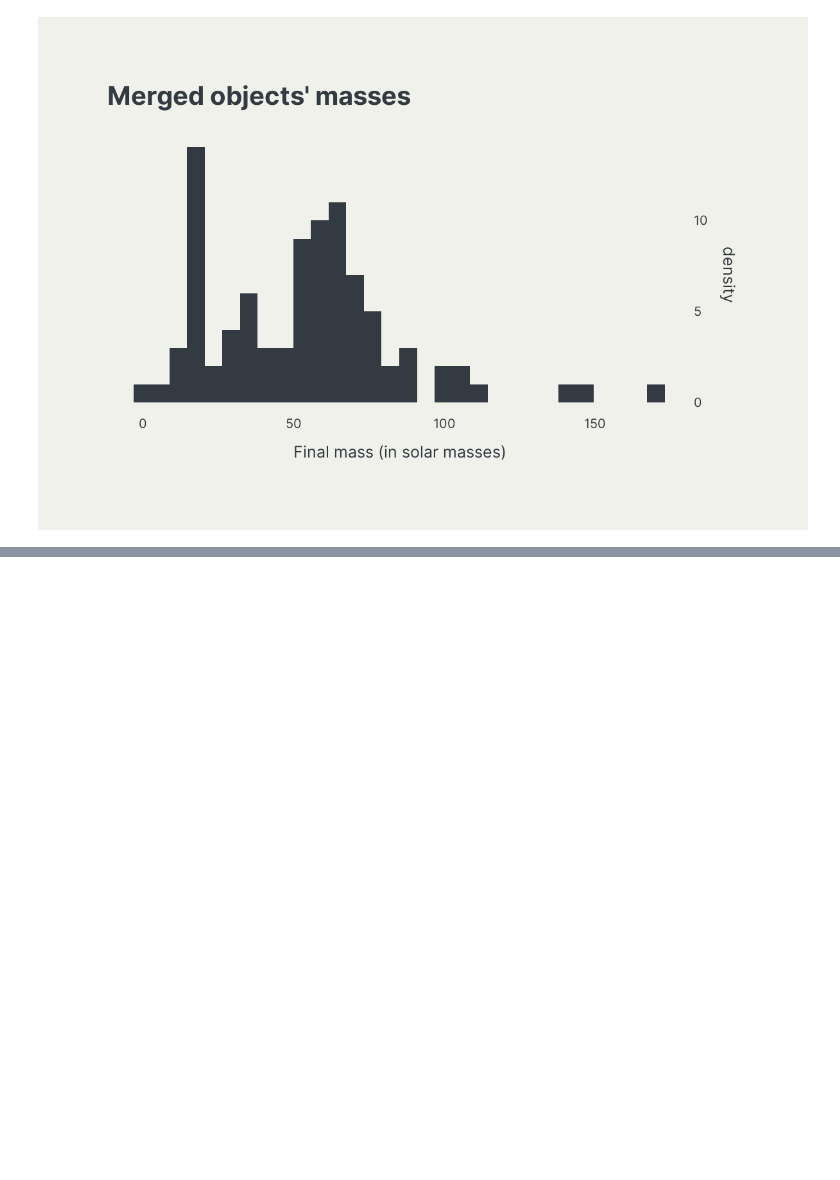
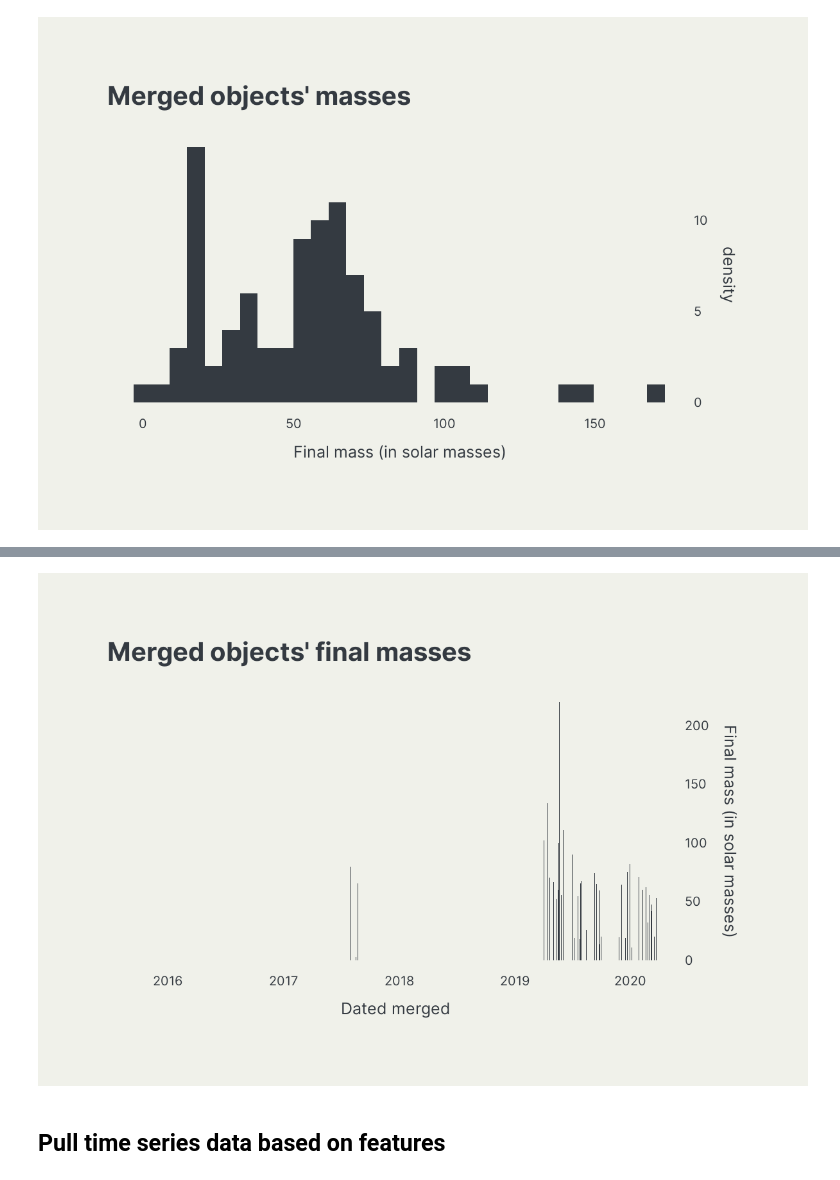
Before and after one commit to sullivannicole/grav-waves, a Jupyter notebook: 01_exploration.ipynb, the cells around one changed output, grey strips where cells are left out. Drawn from its saved outputs; the diff is of its cells as text; code cells hidden in the pictures; blank space fills up the shorter version.

```diff
--- a/01_exploration.ipynb
+++ b/01_exploration.ipynb
@@ -229,0 +306,17 @@ WARNING:rpy2.rinterface_lib.callbacks:R[write to console]: `stat_bin()` using `b
+# %%
+%%R -i gw -h 800 -w 1200
+
+gw %>%
+mutate(merger_date = as_date(ymd_hms(merger_datetime))) %>%
+ggplot(aes(merger_date, final_mass_source)) +
+# geom_histogram(fill = "#343A41", size = 1.4) +
+geom_bar(stat = "identity", fill = "#343A41") +
+labs(title = "Merged objects' final masses\n",
+     y = "Final mass (in solar masses)\n",
+     x = "\nDated merged") +
+scale_y_continuous(position = "right") +
+theme_light_beige
+# %% [output]
+[figure, added]
+# %% [markdown]
+## Pull time series data based on features
```
Also changed, not shown: parts of 25 cells of this notebook.
